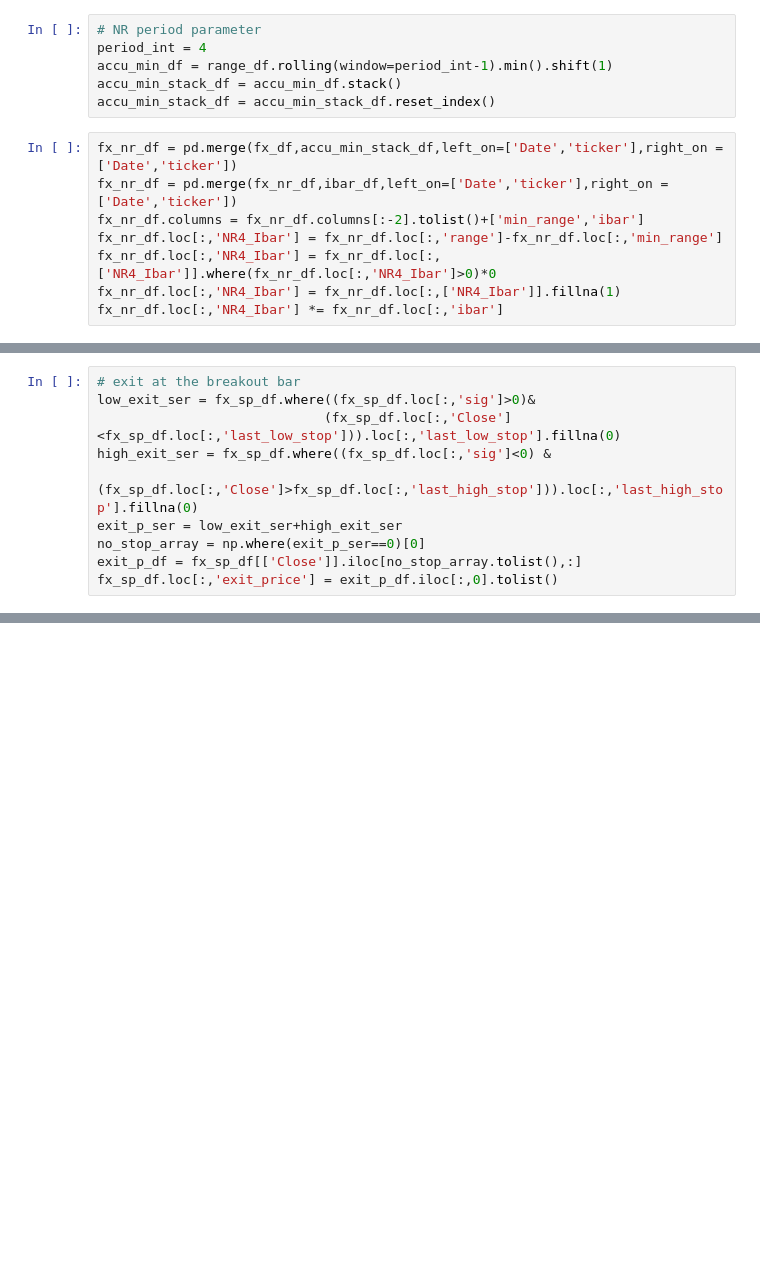
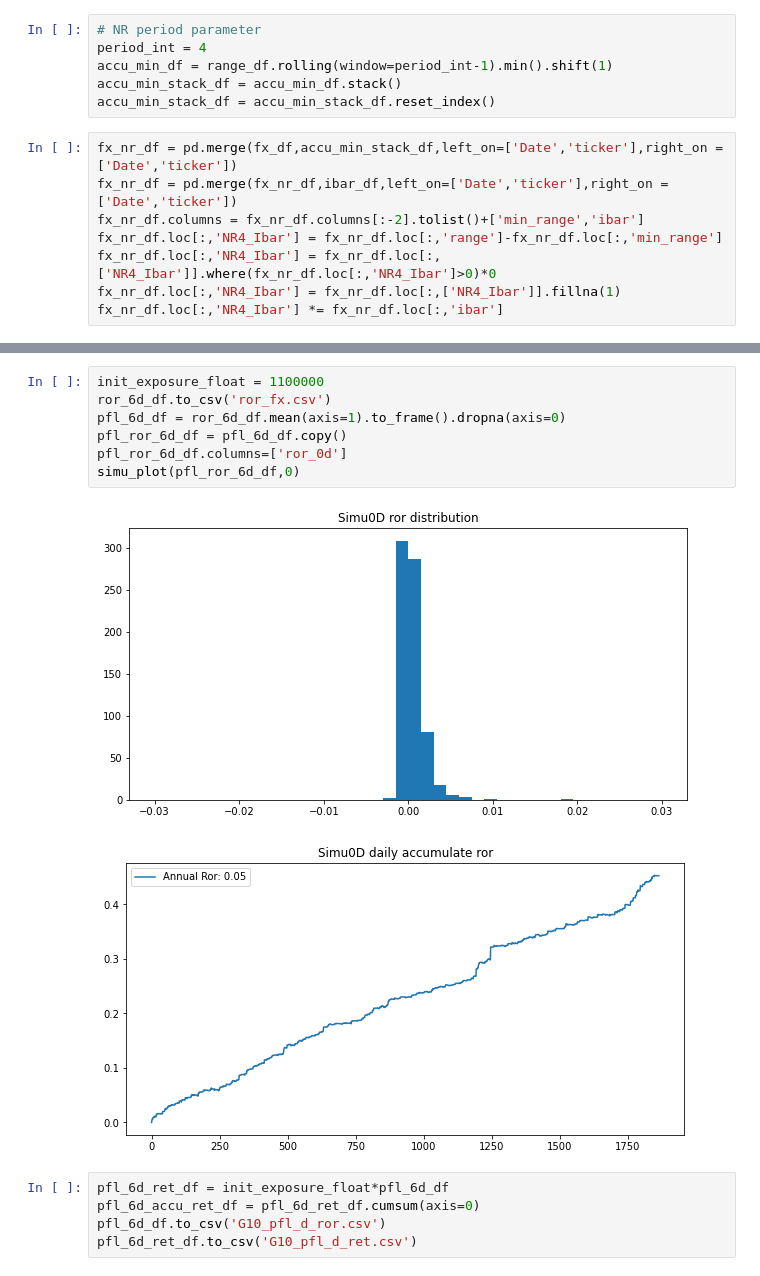
Before and after one commit to zhuyuqiang52/hf_hw, a Jupyter notebook: NR4.ipynb, the cells around one changed output, grey strips where cells are left out. Saved outputs shown, nothing was run; the diff lists cells and outputs as text; blank space fills up the shorter version.

```diff
--- a/NR4.ipynb
+++ b/NR4.ipynb
@@ -62,10 +109,0 @@ fx_sp_df.loc[:,'last_low_stop'] = fx_sp_df.loc[:,'Low'].shift(1)
-# %%
-# exit at the breakout bar
-low_exit_ser = fx_sp_df.where((fx_sp_df.loc[:,'sig']>0)&
-                             (fx_sp_df.loc[:,'Close']<fx_sp_df.loc[:,'last_low_stop'])).loc[:,'last_low_stop'].fillna(0)
-high_exit_ser = fx_sp_df.where((fx_sp_df.loc[:,'sig']<0) &
-                              (fx_sp_df.loc[:,'Close']>fx_sp_df.loc[:,'last_high_stop'])).loc[:,'last_high_stop'].fillna(0)
-exit_p_ser = low_exit_ser+high_exit_ser
-no_stop_array = np.where(exit_p_ser==0)[0]
-exit_p_df = fx_sp_df[['Close']].iloc[no_stop_array.tolist(),:]
-fx_sp_df.loc[:,'exit_price'] = exit_p_df.iloc[:,0].tolist()
@@ -145,0 +154,15 @@ plt.show()
+# %%
+init_exposure_float = 1100000
+ror_6d_df.to_csv('ror_fx.csv')
+pfl_6d_df = ror_6d_df.mean(axis=1).to_frame().dropna(axis=0)
+pfl_ror_6d_df = pfl_6d_df.copy()
+pfl_ror_6d_df.columns=['ror_0d']
+simu_plot(pfl_ror_6d_df,0)
+# %% [output]
+[figure, added]
+[figure, added]
+# %%
+pfl_6d_ret_df = init_exposure_float*pfl_6d_df
+pfl_6d_accu_ret_df = pfl_6d_ret_df.cumsum(axis=0)
+pfl_6d_df.to_csv('G10_pfl_d_ror.csv')
+pfl_6d_ret_df.to_csv('G10_pfl_d_ret.csv')
```
Also changed, not shown: parts of 16 cells of this notebook, 7 other files.
